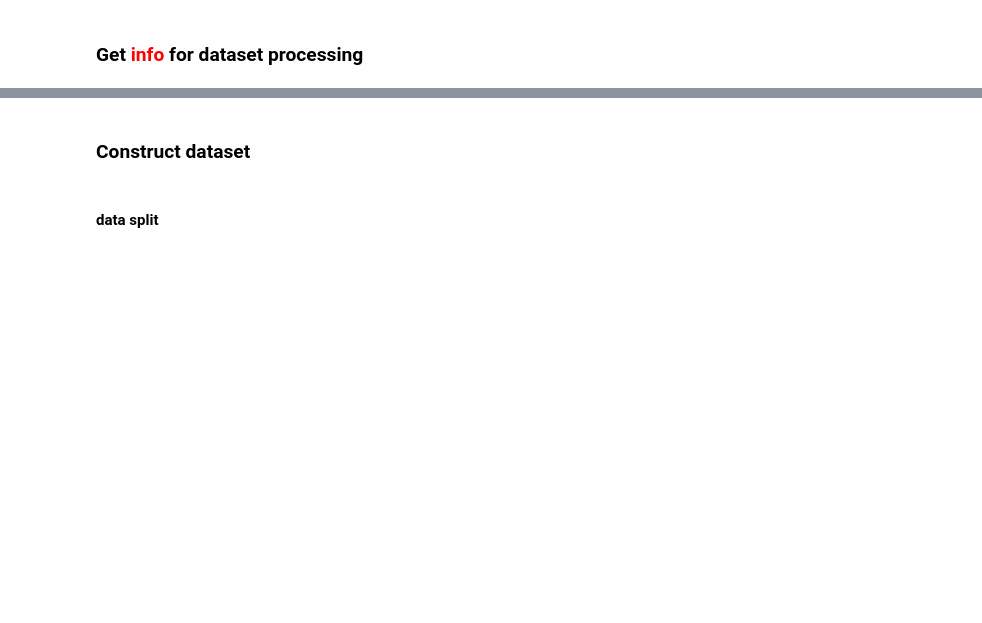
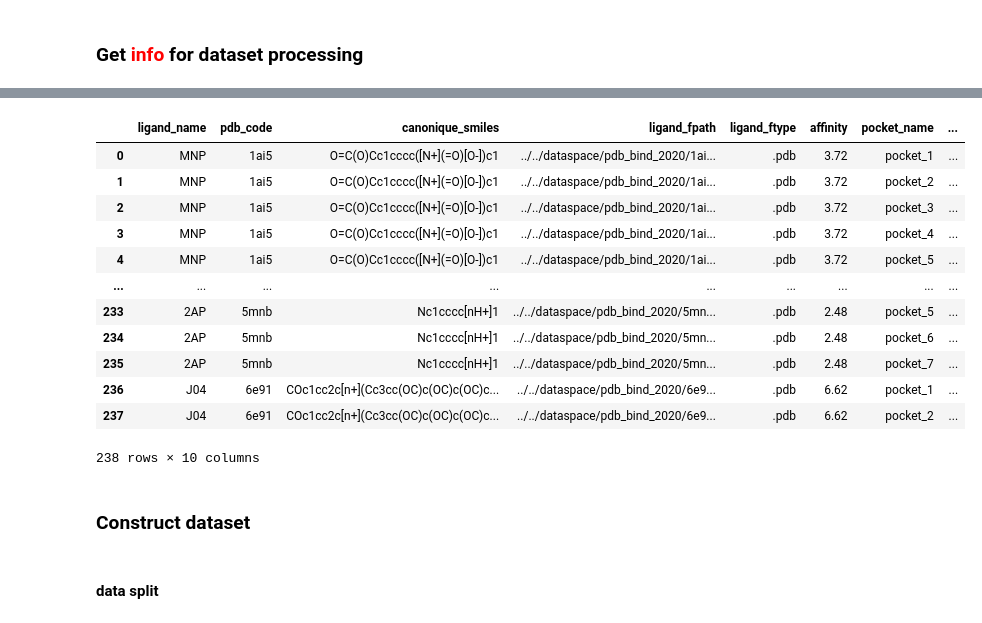
Before and after one commit to liuhaibinrobin/dockpublic, a Jupyter notebook: ours/sx.nciyes.main.new.ipynb, the cells around one changed output, grey strips where cells are left out. Cells and saved outputs as stored; diff of their text form; code cells hidden in the pictures; blank space fills up the shorter version.

```diff
--- a/ours/sx.nciyes.main.new.ipynb
+++ b/ours/sx.nciyes.main.new.ipynb
@@ -542,3 +564,19 @@ Wall time: 37.9 ms
+# %%
+info
+# %% [output]
+|  | ligand_name | pdb_code | canonique_smiles | ligand_fpath | ligand_ftype | affinity | pocket_name | ... |
+| 0 | MNP | 1ai5 | O=C(O)Cc1cccc([N+](=O)[O-])c1 | ../../dataspace/pdb_bind_2020/1ai... | .pdb | 3.72 | pocket_1 | ... |
+| 1 | MNP | 1ai5 | O=C(O)Cc1cccc([N+](=O)[O-])c1 | ../../dataspace/pdb_bind_2020/1ai... | .pdb | 3.72 | pocket_2 | ... |
+| 2 | MNP | 1ai5 | O=C(O)Cc1cccc([N+](=O)[O-])c1 | ../../dataspace/pdb_bind_2020/1ai... | .pdb | 3.72 | pocket_3 | ... |
+| 3 | MNP | 1ai5 | O=C(O)Cc1cccc([N+](=O)[O-])c1 | ../../dataspace/pdb_bind_2020/1ai... | .pdb | 3.72 | pocket_4 | ... |
+| 4 | MNP | 1ai5 | O=C(O)Cc1cccc([N+](=O)[O-])c1 | ../../dataspace/pdb_bind_2020/1ai... | .pdb | 3.72 | pocket_5 | ... |
+| ... | ... | ... | ... | ... | ... | ... | ... | ... |
+| 233 | 2AP | 5mnb | Nc1cccc[nH+]1 | ../../dataspace/pdb_bind_2020/5mn... | .pdb | 2.48 | pocket_5 | ... |
+| 234 | 2AP | 5mnb | Nc1cccc[nH+]1 | ../../dataspace/pdb_bind_2020/5mn... | .pdb | 2.48 | pocket_6 | ... |
+| 235 | 2AP | 5mnb | Nc1cccc[nH+]1 | ../../dataspace/pdb_bind_2020/5mn... | .pdb | 2.48 | pocket_7 | ... |
+| 236 | J04 | 6e91 | COc1cc2c[n+](Cc3cc(OC)c(OC)c(OC)c... | ../../dataspace/pdb_bind_2020/6e9... | .pdb | 6.62 | pocket_1 | ... |
+| 237 | J04 | 6e91 | COc1cc2c[n+](Cc3cc(OC)c(OC)c(OC)c... | ../../dataspace/pdb_bind_2020/6e9... | .pdb | 6.62 | pocket_2 | ... |
+238 rows × 10 columns
 # %% [markdown]
 ### Construct dataset
 # %%
```
Also changed, not shown: parts of 20 cells of this notebook, 3 other files.
